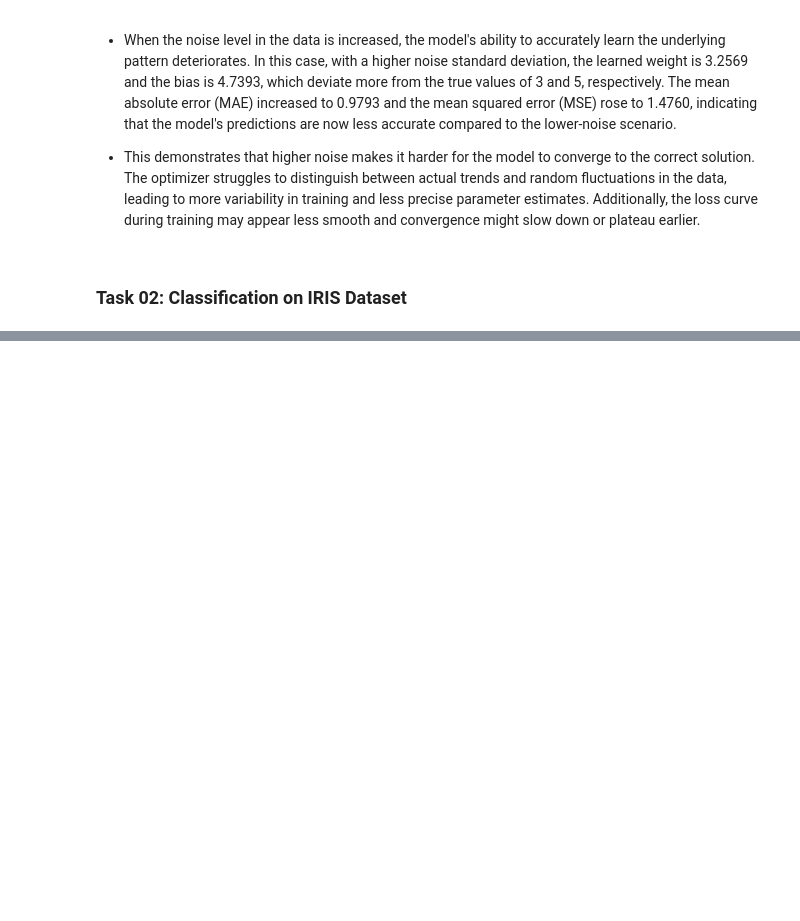
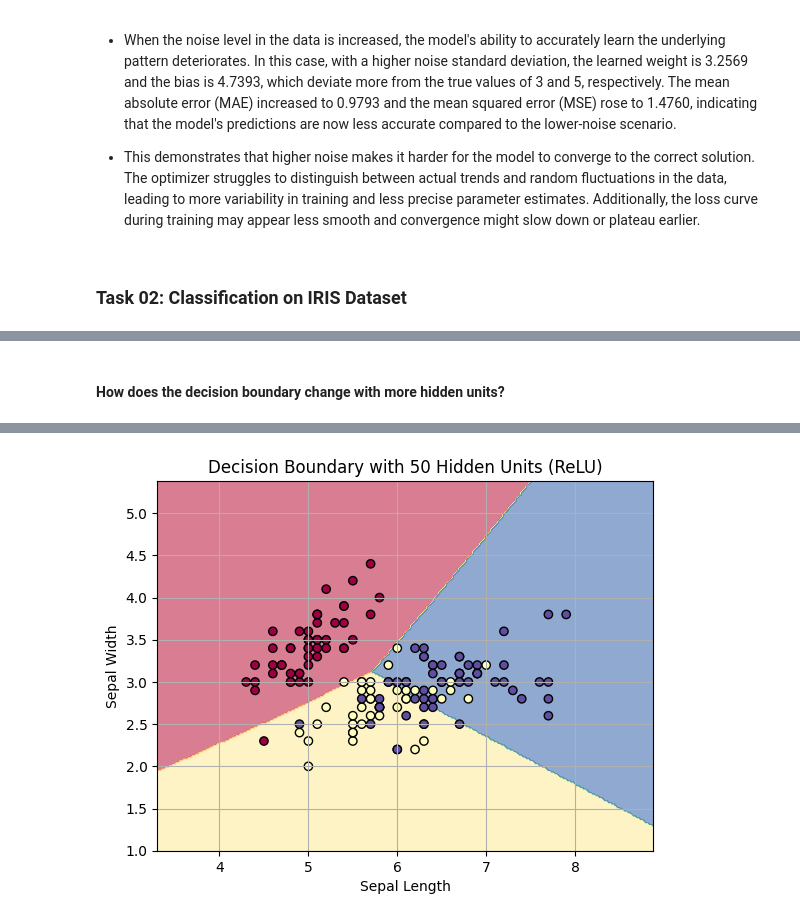
Before and after one commit to KATTA-00/CO542-Neural-Networks-Labs, a Jupyter notebook: lab07/E19129_lab07.ipynb, the cells around one changed output, grey strips where cells are left out. Cells and saved outputs as stored; diff of their text form; code cells hidden in the pictures; blank space fills up the shorter version.

```diff
--- a/lab07/E19129_lab07.ipynb
+++ b/lab07/E19129_lab07.ipynb
@@ -174,0 +263,26 @@ Mean Squared Error from true equation: 1.4760
+# %% [markdown]
+#### How does the decision boundary change with more hidden units?
+# %%
+# Define a new model with more hidden units (e.g., 50)
+model = tf.keras.Sequential([
+    tf.keras.layers.Dense(50, activation='relu', input_shape=(2,)),
+    tf.keras.layers.Dense(3, activation='softmax')
+])
+
+# Compile and train again
+model.compile(optimizer='adam', loss='categorical_crossentropy', metrics=['accuracy'])
+model.fit(X_train, y_train, epochs=100, verbose=0)
+
+# Re-plot decision boundaries
+grid_scaled = scaler.transform(grid)
+Z = model.predict(grid_scaled)
+Z = np.argmax(Z, axis=1).reshape(xx.shape)
+
+plt.contourf(xx, yy, Z, cmap=plt.cm.Spectral, alpha=0.6)
+plt.scatter(X[:, 0], X[:, 1], c=y, cmap=plt.cm.Spectral, edgecolor='k')
+plt.title("Decision Boundary with 50 Hidden Units (ReLU)")
+plt.xlabel('Sepal Length')
+plt.ylabel('Sepal Width')
+plt.grid(True)
+plt.show()
+# %% [output]
@@ -174,0 +290 @@ Mean Squared Error from true equation: 1.4760
+[figure, added]
```
Also changed, not shown: parts of 36 cells of this notebook.
